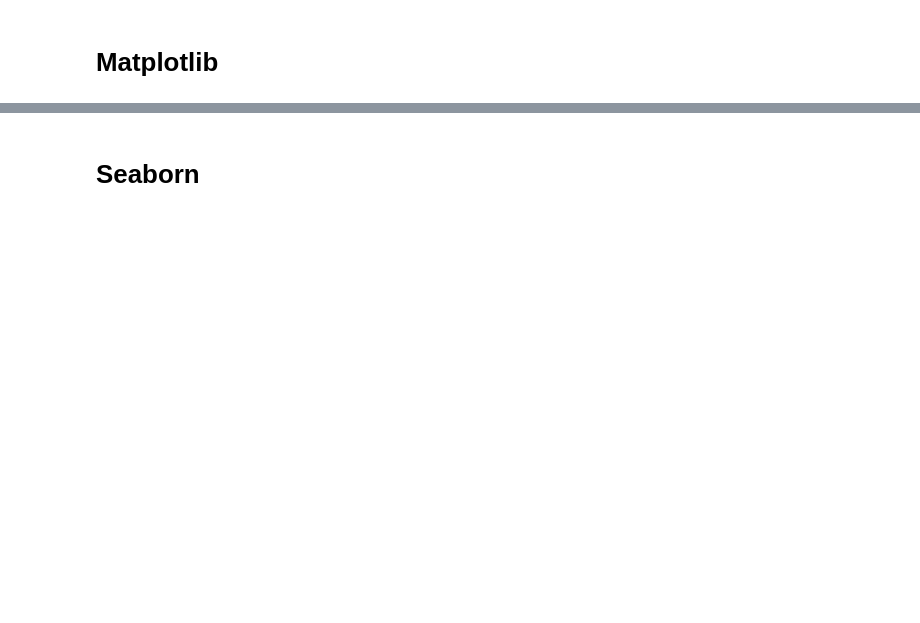
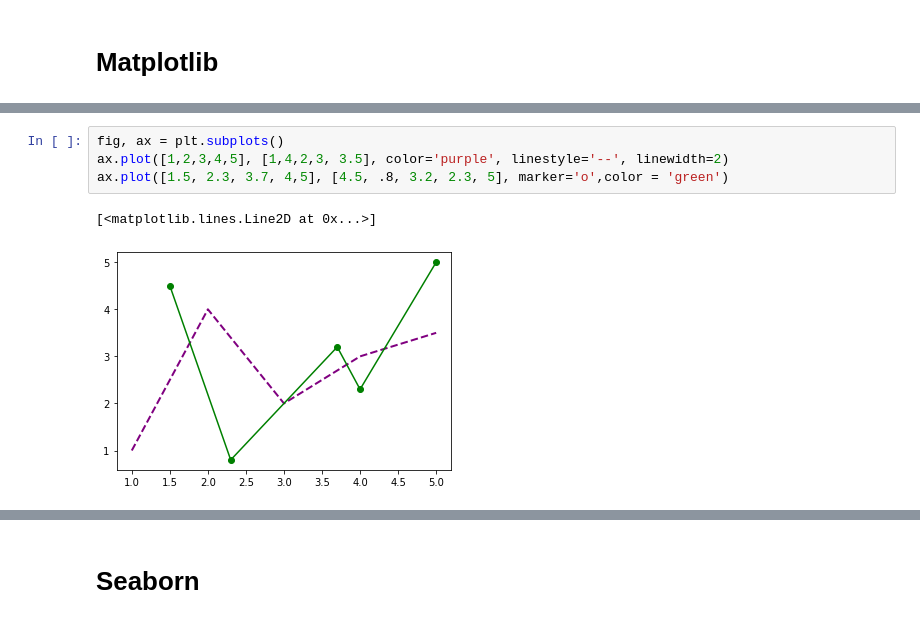
Before and after one commit to aliyusifov99/ml_course_utp, a Jupyter notebook: Numpy_&_Pandas_&_Matplotlib.ipynb, the cells around one changed output, grey strips where cells are left out. Drawn from its saved outputs; the diff is of its cells as text; blank space fills up the shorter version.

```diff
--- a/Numpy_&_Pandas_&_Matplotlib.ipynb
+++ b/Numpy_&_Pandas_&_Matplotlib.ipynb
@@ -474,0 +632,7 @@ Name: symbol, dtype: object
+# %%
+fig, ax = plt.subplots()
+ax.plot([1,2,3,4,5], [1,4,2,3, 3.5], color='purple', linestyle='--', linewidth=2)
+ax.plot([1.5, 2.3, 3.7, 4,5], [4.5, .8, 3.2, 2.3, 5], marker='o',color = 'green')
+# %% [output]
+[<matplotlib.lines.Line2D at 0x...>]
+[figure, added]
```
Also changed, not shown: parts of 34 cells of this notebook.
